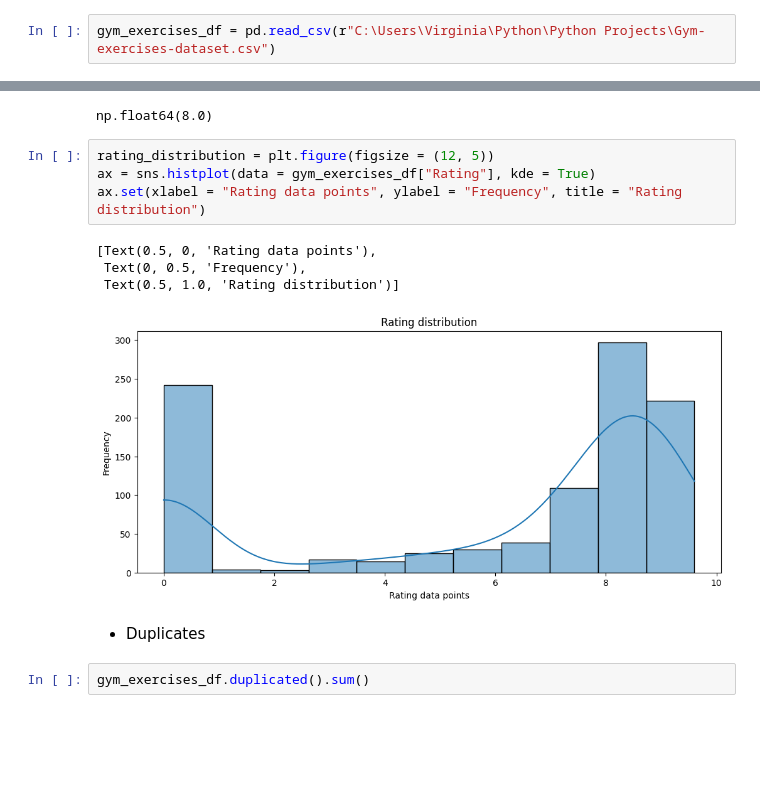
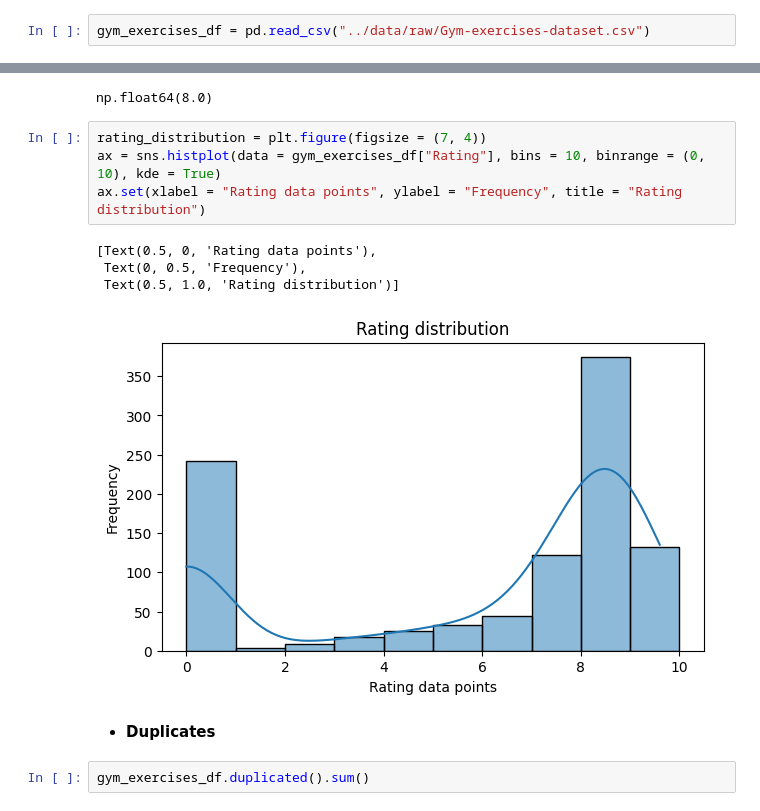
Before and after one commit to herrerovir/Gym-exercises-exploratory-data-analysis, a Jupyter notebook: notebooks/EDA-gym-exercises.ipynb, the cells around one changed output, grey strips where cells are left out. Saved outputs shown, nothing was run; the diff lists cells and outputs as text; blank space fills up the shorter version.

```diff
--- a/notebooks/EDA-gym-exercises.ipynb
+++ b/notebooks/EDA-gym-exercises.ipynb
@@ -33,5 +33,5 @@ import matplotlib.pyplot as plt
 import seaborn as sns
 %matplotlib inline
 # %%
-gym_exercises_df = pd.read_csv(r"C:\Users\Virginia\Python\Python Projects\Gym-exercises-dataset.csv")
+gym_exercises_df = pd.read_csv("../data/raw/Gym-exercises-dataset.csv")
 # %% [markdown]
@@ -162,16 +162,16 @@ gym_exercises_df["Rating"].median()
 # %% [output]
 np.float64(8.0)
 # %%
-rating_distribution = plt.figure(figsize = (12, 5))
-ax = sns.histplot(data = gym_exercises_df["Rating"], kde = True)
+rating_distribution = plt.figure(figsize = (7, 4))
+ax = sns.histplot(data = gym_exercises_df["Rating"], bins = 10, binrange = (0, 10), kde = True)
 ax.set(xlabel = "Rating data points", ylabel = "Frequency", title = "Rating distribution")
 # %% [output]
 [Text(0.5, 0, 'Rating data points'),
  Text(0, 0.5, 'Frequency'),
  Text(0.5, 1.0, 'Rating distribution')]
-[figure, old version]
+[figure, new version]
 # %% [markdown]
-* Duplicates
+- **Duplicates**
 # %%
 gym_exercises_df.duplicated().sum()
 # %% [output]
```
Also changed, not shown: parts of 43 cells of this notebook.
